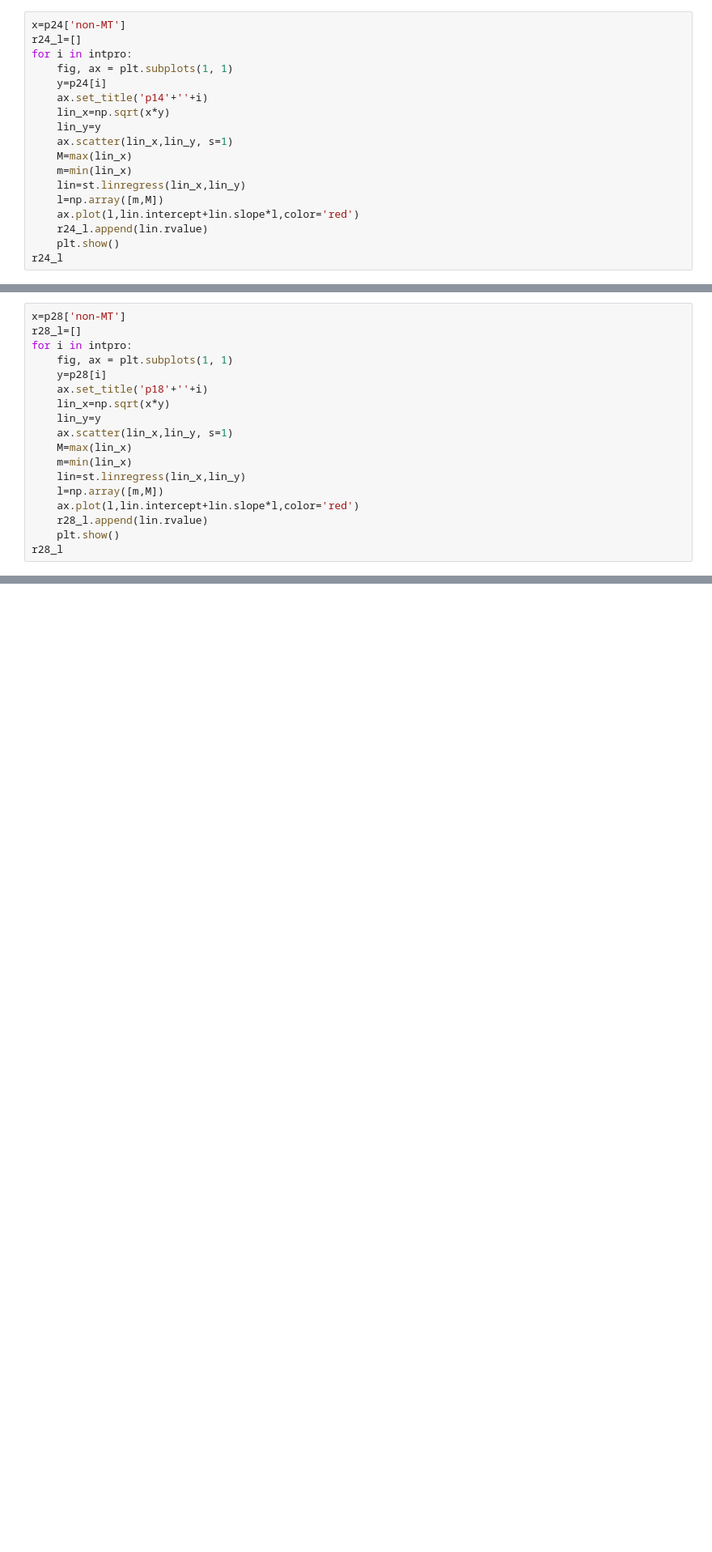
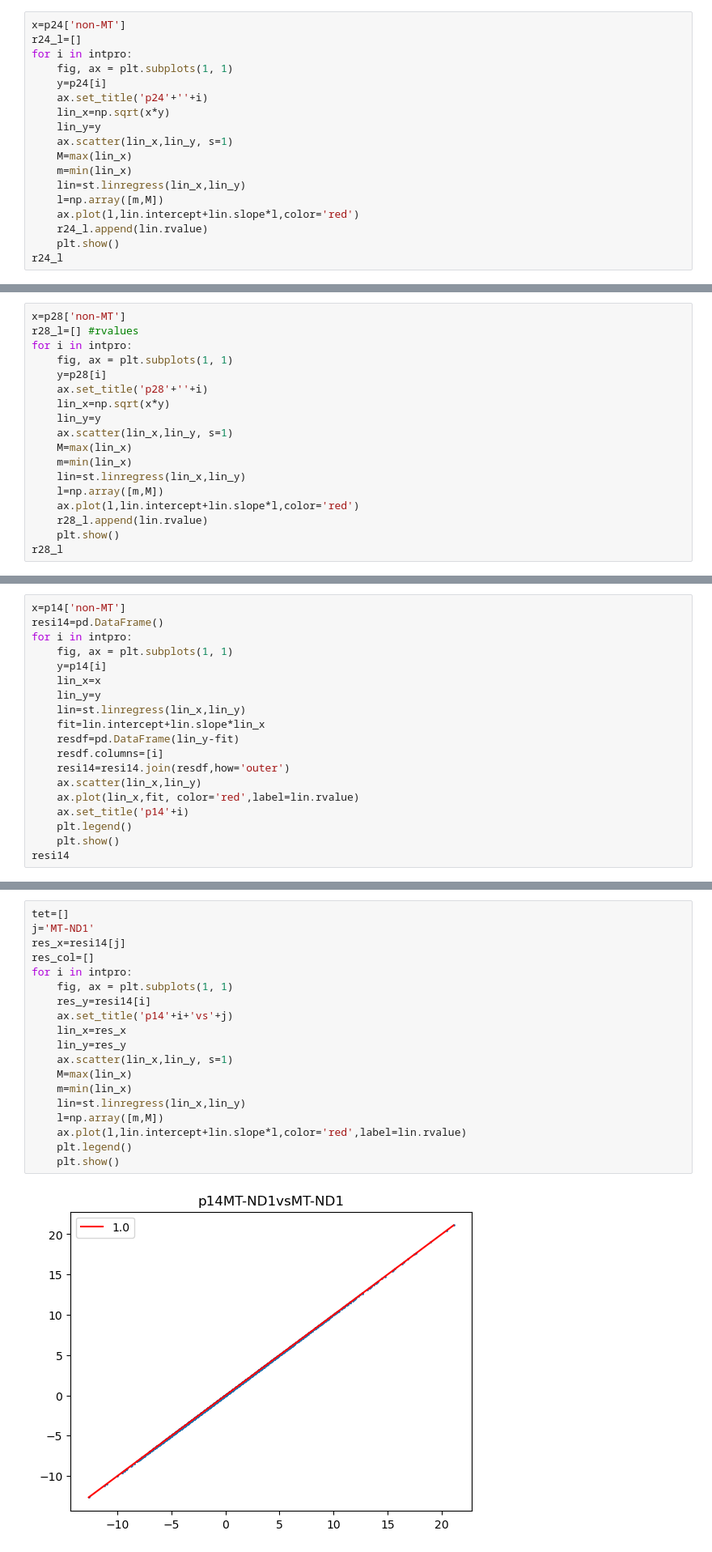
Before and after one commit to rrrrrrrlll/M2R_Group_12, a Jupyter notebook: Chi Square gof.ipynb, the cells around one changed output, grey strips where cells are left out. Shown at 81% size. Drawn from its saved outputs; the diff is of its cells as text; blank space fills up the shorter version.

Commit message:
Normalised residuals
Added r-values to the lin regs figures.

Tried to normalise residuals, will continue tomorrow

```diff
--- a/Chi Square gof.ipynb
+++ b/Chi Square gof.ipynb
@@ -459,7 +281,7 @@ r24_l=[]
 for i in intpro:
     fig, ax = plt.subplots(1, 1)
     y=p24[i]
-    ax.set_title('p14'+''+i)
+    ax.set_title('p24'+''+i)
     lin_x=np.sqrt(x*y)
     lin_y=y
     ax.scatter(lin_x,lin_y, s=1)
@@ -501,10 +296,10 @@ r24_l
 # %%
 x=p28['non-MT']
-r28_l=[]
+r28_l=[] #rvalues
 for i in intpro:
     fig, ax = plt.subplots(1, 1)
     y=p28[i]
-    ax.set_title('p18'+''+i)
+    ax.set_title('p28'+''+i)
     lin_x=np.sqrt(x*y)
     lin_y=y
     ax.scatter(lin_x,lin_y, s=1)
@@ -547,0 +335,19 @@ Partial Covariance test thing; Plotting each gene w.r.t UMI of non-MT Genes
+# %%
+x=p14['non-MT']
+resi14=pd.DataFrame()
+for i in intpro:
+    fig, ax = plt.subplots(1, 1)
+    y=p14[i]
+    lin_x=x
+    lin_y=y
+    lin=st.linregress(lin_x,lin_y)
+    fit=lin.intercept+lin.slope*lin_x
+    resdf=pd.DataFrame(lin_y-fit)
+    resdf.columns=[i]
+    resi14=resi14.join(resdf,how='outer')
+    ax.scatter(lin_x,lin_y)
+    ax.plot(lin_x,fit, color='red',label=lin.rvalue)
+    ax.set_title('p14'+i)
+    plt.legend()
+    plt.show()
+resi14
@@ -547,0 +356,21 @@ Partial Covariance test thing; Plotting each gene w.r.t UMI of non-MT Genes
+# %%
+tet=[]
+j='MT-ND1'
+res_x=resi14[j]
+res_col=[]
+for i in intpro:
+    fig, ax = plt.subplots(1, 1)
+    res_y=resi14[i]
+    ax.set_title('p14'+i+'vs'+j)
+    lin_x=res_x
+    lin_y=res_y
+    ax.scatter(lin_x,lin_y, s=1)
+    M=max(lin_x)
+    m=min(lin_x)
+    lin=st.linregress(lin_x,lin_y)
+    l=np.array([m,M])
+    ax.plot(l,lin.intercept+lin.slope*l,color='red',label=lin.rvalue)
+    plt.legend()
+    plt.show()
+# %% [output]
+[figure, added]
```
Also changed, not shown: parts of 63 cells of this notebook.
